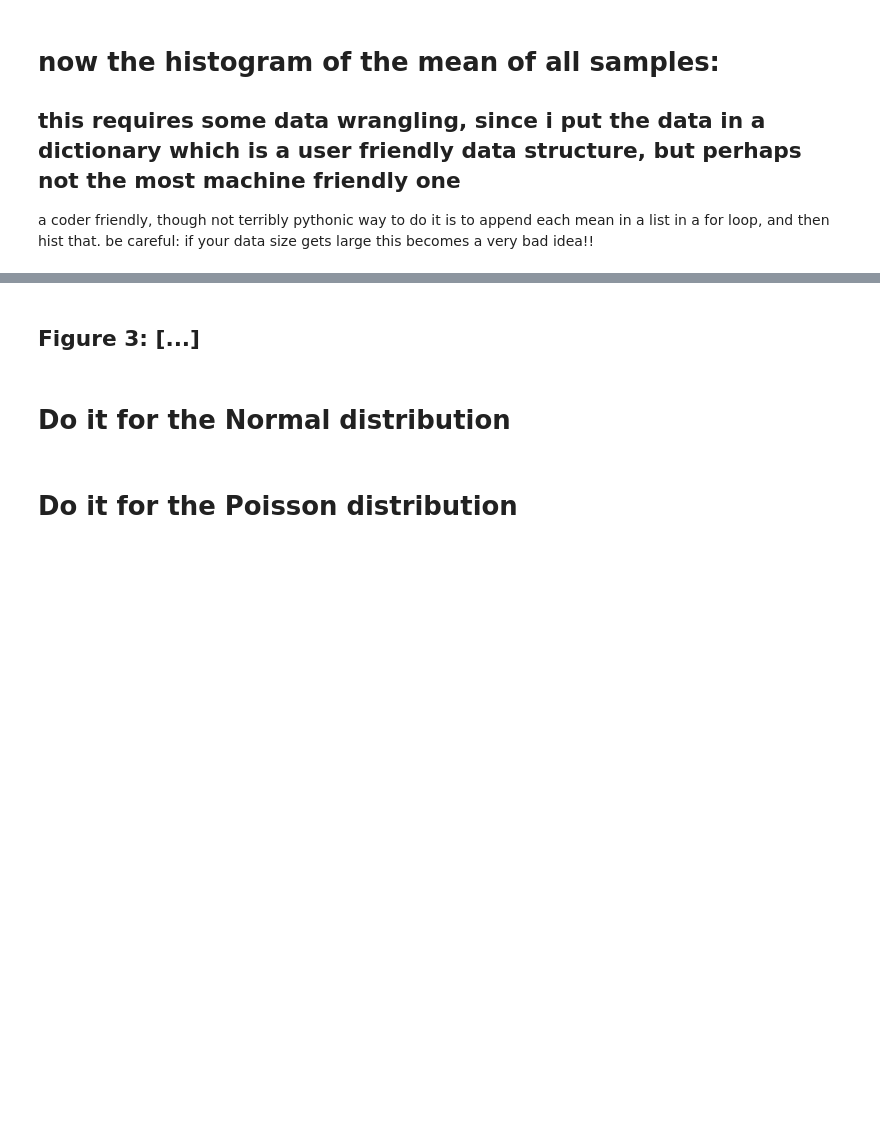
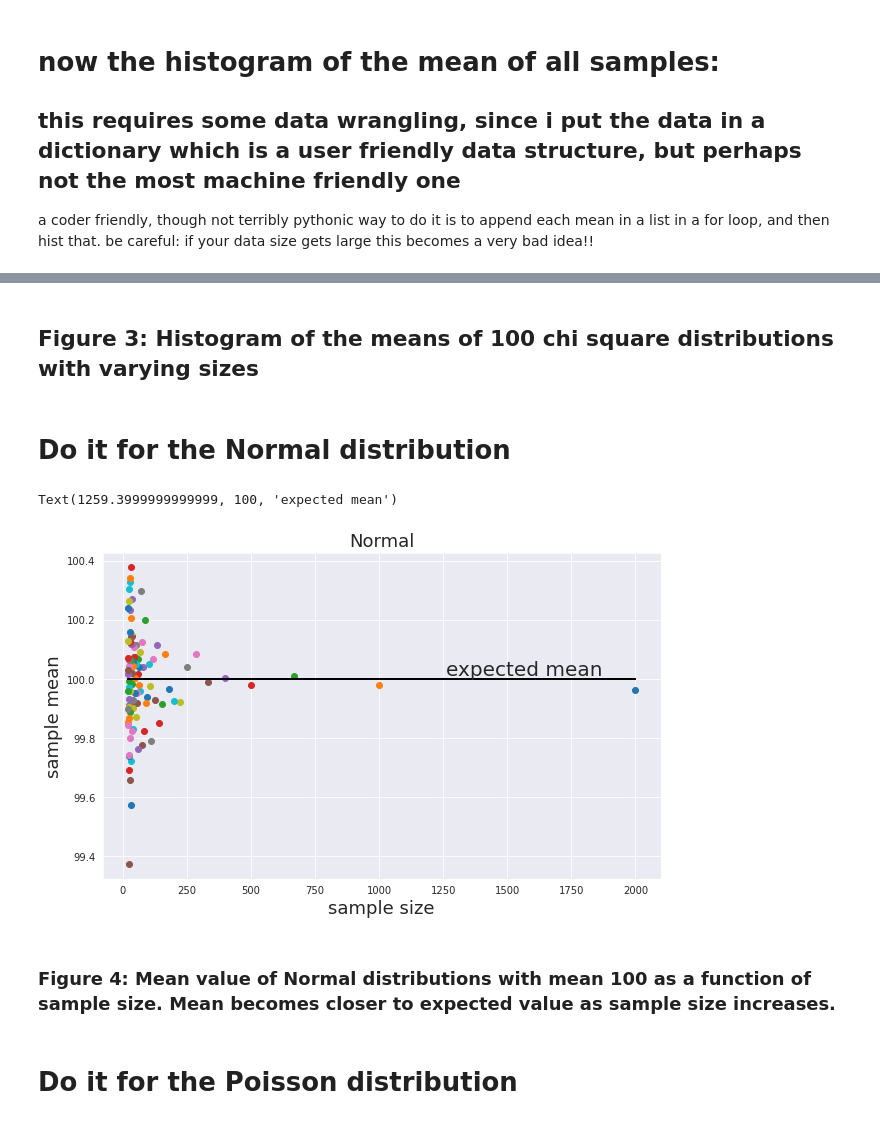
Before and after one commit to nkorzounUD/DSPS_NKorzoun, a Jupyter notebook: HW2/CentralLimitTheorem.ipynb, the cells around one changed output, grey strips where cells are left out. Drawn from its saved outputs; the diff is of its cells as text; code cells hidden in the pictures; blank space fills up the shorter version.

```diff
--- a/HW2/CentralLimitTheorem.ipynb
+++ b/HW2/CentralLimitTheorem.ipynb
@@ -158,4 +160,4 @@ Text(0, 0.5, 'N')
-# %% [markdown]
-## Figure 3: [...]
+# %% [markdown]
+## Figure 3: Histogram of the means of 100 chi square distributions with varying sizes
 # %% [markdown]
 # Do it for the Normal distribution
@@ -164,2 +164,25 @@ Text(0, 0.5, 'N')
+# %%
+md['norm']={}
+for n in range(len(mysize)):
+  md['norm'][n]=np.random.normal(mymean, size=mysize[n])
+
+md['norm']['means']={}
+axnorm_mu_n = pl.figure(figsize=(10,6)).add_subplot(111)
+
+for nn in md['norm']:
+    if not type(nn) == str:
+        md['norm']['means'][nn] = md['norm'][nn].mean()
+        axnorm_mu_n.plot(mysize[nn], md['norm']['means'][nn], 'o')
+        axnorm_mu_n.set_xlabel('sample size', fontsize=18)
+        axnorm_mu_n.set_ylabel('sample mean', fontsize=18)
+        axnorm_mu_n.set_title('Normal', fontsize=18)
+        axnorm_mu_n.plot([min(mysize), max(mysize)], [mymean, mymean], 'k')
+axnorm_mu_n.text(axnorm_mu_n.get_xlim()[1] * .6, 100, "expected mean",
+                  va="bottom", fontsize=20)
+# %% [output]
+Text(1259.3999999999999, 100, 'expected mean')
+[figure, added]
+# %% [markdown]
+### Figure 4: Mean value of Normal distributions with mean 100 as a function of sample size. Mean becomes closer to expected value as sample size increases.
 # %% [markdown]
 # Do it for the Poisson distribution
```
Also changed, not shown: parts of 51 cells of this notebook, 5 other files.
